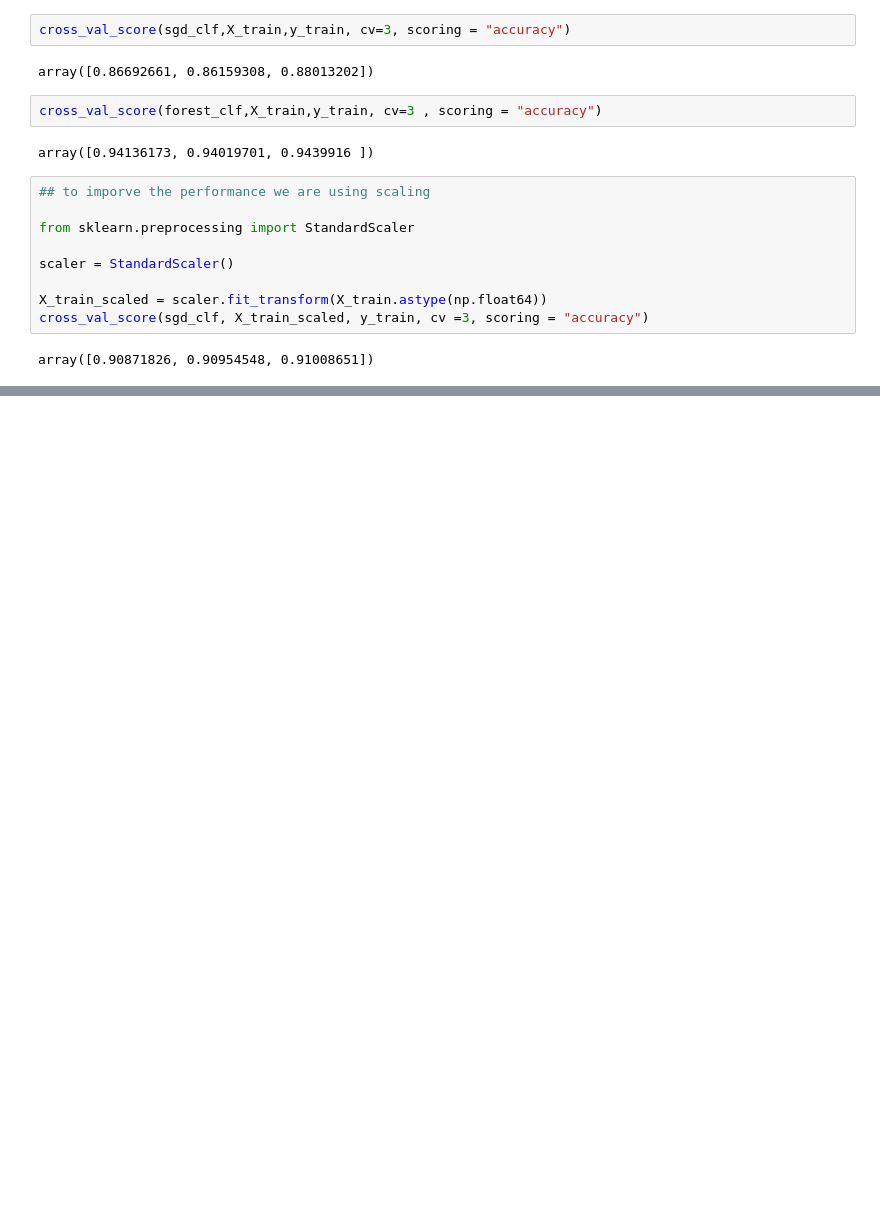
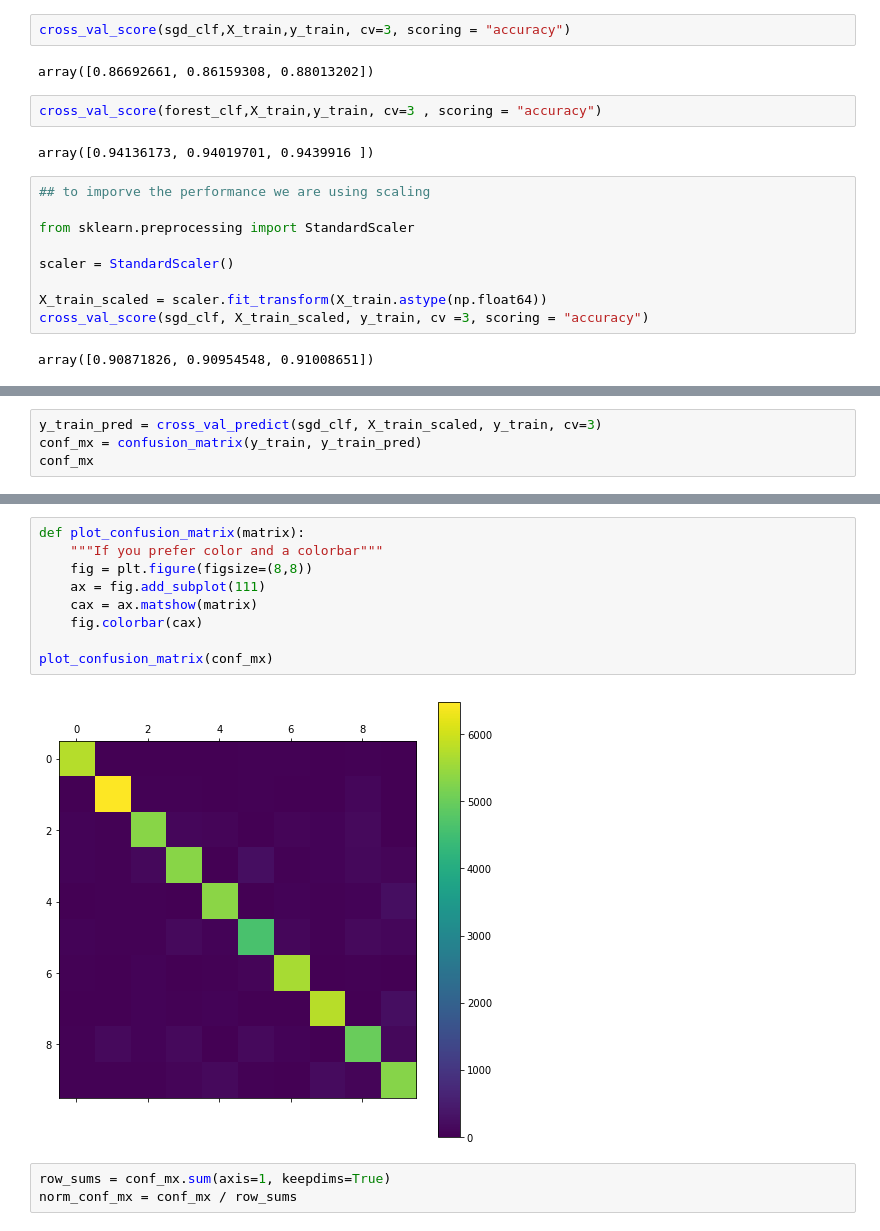
Before and after one commit to MrWayneNU/Classification, a Jupyter notebook: Classification.ipynb, the cells around one changed output, grey strips where cells are left out. Saved outputs shown, nothing was run; the diff lists cells and outputs as text; blank space fills up the shorter version.

```diff
--- a/Classification.ipynb
+++ b/Classification.ipynb
@@ -426,0 +455,4 @@ Look at the confusion matrix,
+# %%
+y_train_pred = cross_val_predict(sgd_clf, X_train_scaled, y_train, cv=3)
+conf_mx = confusion_matrix(y_train, y_train_pred)
+conf_mx
@@ -426,0 +470,14 @@ Look at the confusion matrix,
+# %%
+def plot_confusion_matrix(matrix):
+    """If you prefer color and a colorbar"""
+    fig = plt.figure(figsize=(8,8))
+    ax = fig.add_subplot(111)
+    cax = ax.matshow(matrix)
+    fig.colorbar(cax)
+
+plot_confusion_matrix(conf_mx)
+# %% [output]
+[figure, added]
+# %%
+row_sums = conf_mx.sum(axis=1, keepdims=True)
+norm_conf_mx = conf_mx / row_sums
```
Also changed, not shown: parts of 9 cells of this notebook.
